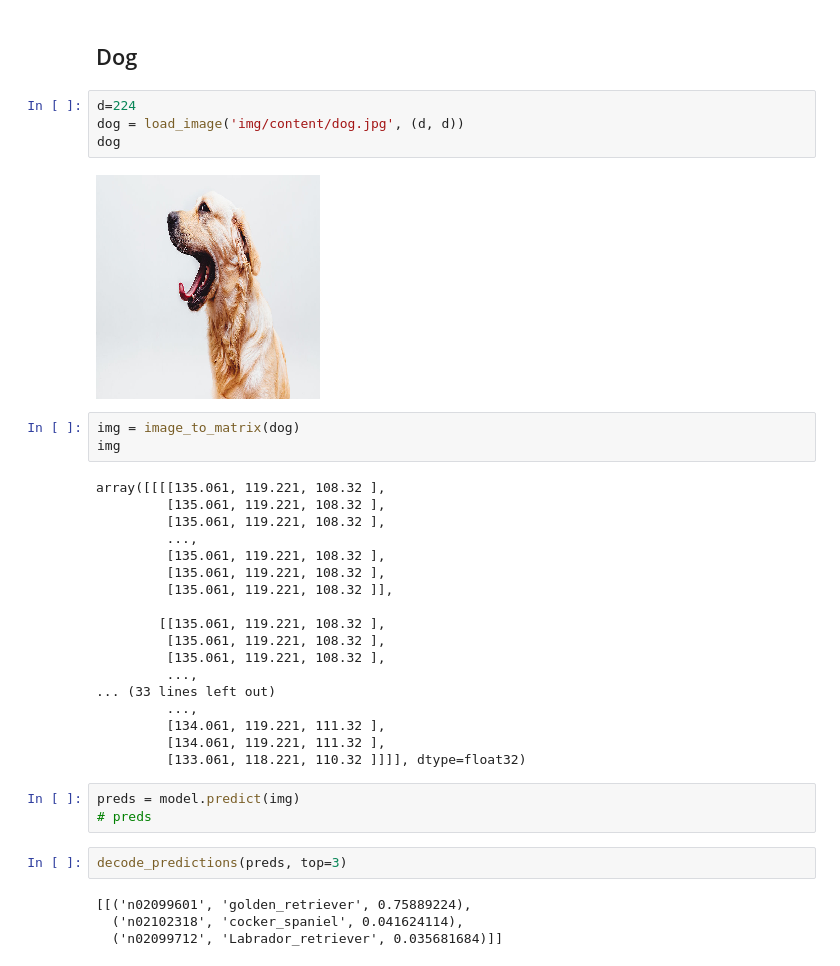
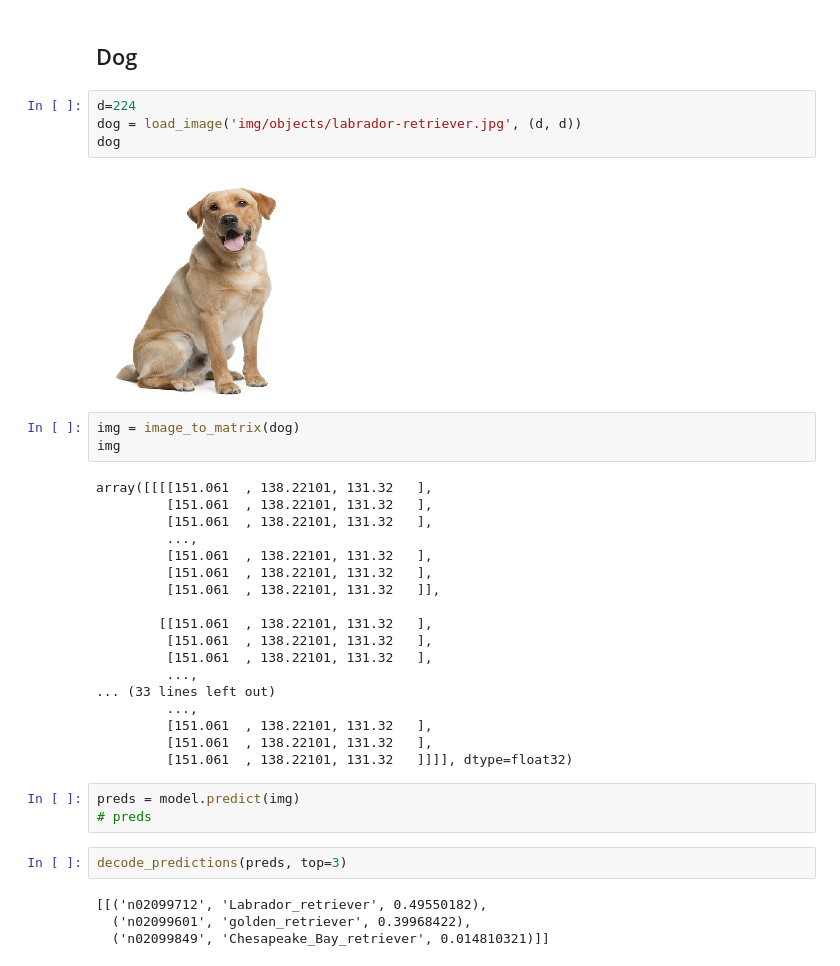
Before and after one commit to Kautenja/a-neural-algorithm-of-artistic-style, a Jupyter notebook: VGG19 Classification.ipynb, the cells around one changed output. Cells and saved outputs as stored; diff of their text form.

```diff
--- a/VGG19 Classification.ipynb
+++ b/VGG19 Classification.ipynb
@@ -19,38 +19,38 @@ model.count_params()
 ## Dog
 # %%
 d=224
-dog = load_image('img/content/dog.jpg', (d, d))
+dog = load_image('img/objects/labrador-retriever.jpg', (d, d))
 dog
 # %% [output]
-[figure, old version]
+[figure, new version]
 # %%
 img = image_to_matrix(dog)
 img
 # %% [output]
-array([[[[135.061, 119.221, 108.32 ],
-         [135.061, 119.221, 108.32 ],
-         [135.061, 119.221, 108.32 ],
+array([[[[151.061  , 138.22101, 131.32   ],
+         [151.061  , 138.22101, 131.32   ],
+         [151.061  , 138.22101, 131.32   ],
          ...,
-         [135.061, 119.221, 108.32 ],
-         [135.061, 119.221, 108.32 ],
-         [135.061, 119.221, 108.32 ]],
+         [151.061  , 138.22101, 131.32   ],
+         [151.061  , 138.22101, 131.32   ],
+         [151.061  , 138.22101, 131.32   ]],
 
-        [[135.061, 119.221, 108.32 ],
-         [135.061, 119.221, 108.32 ],
-         [135.061, 119.221, 108.32 ],
+        [[151.061  , 138.22101, 131.32   ],
+         [151.061  , 138.22101, 131.32   ],
+         [151.061  , 138.22101, 131.32   ],
          ...,
 ... (33 lines left out)
          ...,
-         [134.061, 119.221, 111.32 ],
-         [134.061, 119.221, 111.32 ],
-         [133.061, 118.221, 110.32 ]]]], dtype=float32)
+         [151.061  , 138.22101, 131.32   ],
+         [151.061  , 138.22101, 131.32   ],
+         [151.061  , 138.22101, 131.32   ]]]], dtype=float32)
 # %%
 preds = model.predict(img)
 # preds
 # %%
 decode_predictions(preds, top=3)
 # %% [output]
-[[('n02099601', 'golden_retriever', 0.75889224),
-  ('n02102318', 'cocker_spaniel', 0.041624114),
-  ('n02099712', 'Labrador_retriever', 0.035681684)]]
+[[('n02099712', 'Labrador_retriever', 0.49550182),
+  ('n02099601', 'golden_retriever', 0.39968422),
+  ('n02099849', 'Chesapeake_Bay_retriever', 0.014810321)]]
 # %% [markdown]
```
Also changed, not shown: parts of 4 cells of this notebook, 5 other files.
